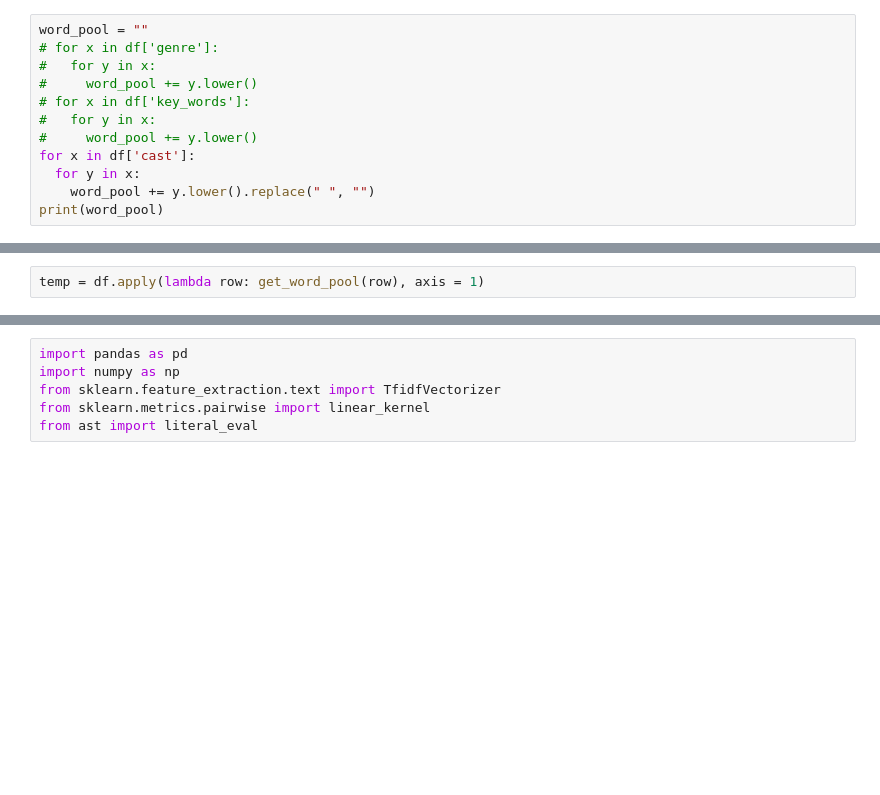
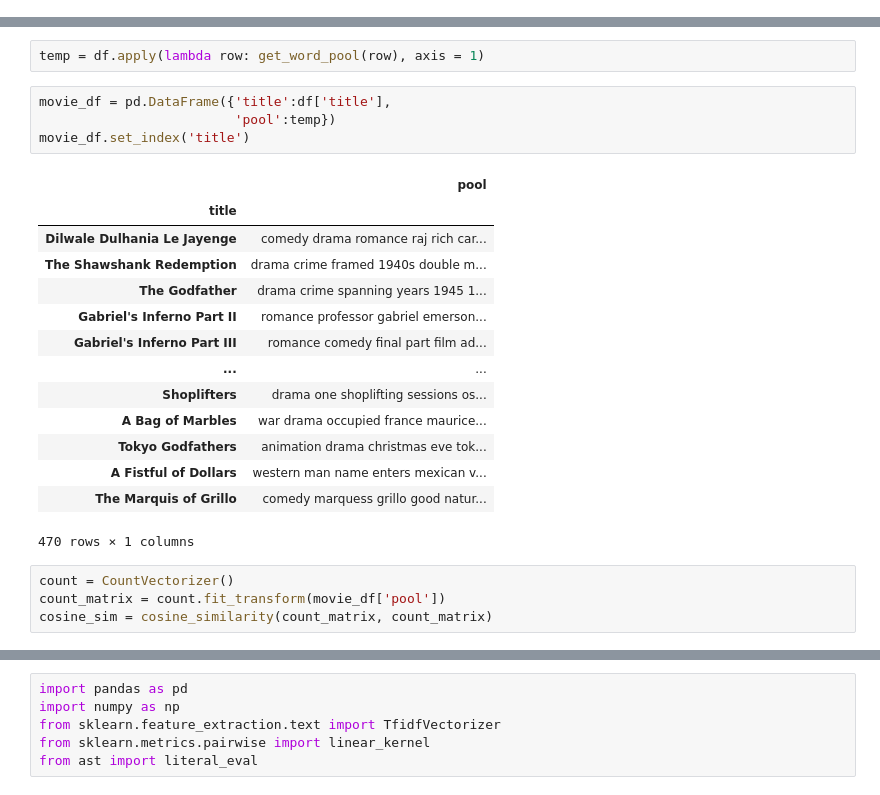
Before and after one commit to DivyanshSareen/movi_rec, a Jupyter notebook: movie_recc.ipynb, the cells around one changed output, grey strips where cells are left out. Drawn from its saved outputs; the diff is of its cells as text; blank space fills up the shorter version.

```diff
--- a/movie_recc.ipynb
+++ b/movie_recc.ipynb
@@ -164,15 +164,3 @@ df.head()
 | 2 | 238 | The Godfather | [Drama, Crime] | [Marlon Brando, Al Pacino, James ... | [Francis Ford Coppola] | (spanning, years, 1945, 1955, chr... |
 | 3 | 724089 | Gabriel's Inferno Part II | [Romance] | [Melanie Zanetti, Giulio Berruti,... | [Denis Maloney] | (professor, gabriel, emerson, fin... |
 | 4 | 761053 | Gabriel's Inferno Part III | [Romance, Comedy] | [Melanie Zanetti, Giulio Berruti,... | [Tosca Musk] | (final, part, film, adaption, ero... |
-# %%
-word_pool = ""
-# for x in df['genre']:
-#   for y in x:
-#     word_pool += y.lower()
-# for x in df['key_words']:
-#   for y in x:
-#     word_pool += y.lower()
-for x in df['cast']:
-  for y in x:
-    word_pool += y.lower().replace(" ", "")
-print(word_pool)
@@ -192,3 +178,26 @@ def get_word_pool(row):
   return word_pool
 # %%
 temp = df.apply(lambda row: get_word_pool(row), axis = 1)
+# %%
+movie_df = pd.DataFrame({'title':df['title'],
+                         'pool':temp})
+movie_df.set_index('title')
+# %% [output]
+|  | pool |
+| title |  |
+| Dilwale Dulhania Le Jayenge | comedy drama romance raj rich car... |
+| The Shawshank Redemption | drama crime framed 1940s double m... |
+| The Godfather | drama crime spanning years 1945 1... |
+| Gabriel's Inferno Part II | romance professor gabriel emerson... |
+| Gabriel's Inferno Part III | romance comedy final part film ad... |
+| ... | ... |
+| Shoplifters | drama one shoplifting sessions os... |
+| A Bag of Marbles | war drama occupied france maurice... |
+| Tokyo Godfathers | animation drama christmas eve tok... |
+| A Fistful of Dollars | western man name enters mexican v... |
+| The Marquis of Grillo | comedy marquess grillo good natur... |
+470 rows × 1 columns
+# %%
+count = CountVectorizer()
+count_matrix = count.fit_transform(movie_df['pool'])
+cosine_sim = cosine_similarity(count_matrix, count_matrix)
```
Also changed, not shown: parts of 7 cells of this notebook.
